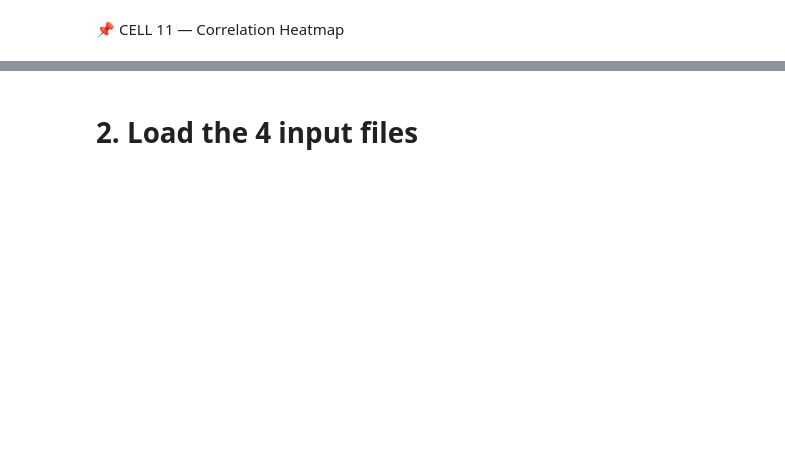
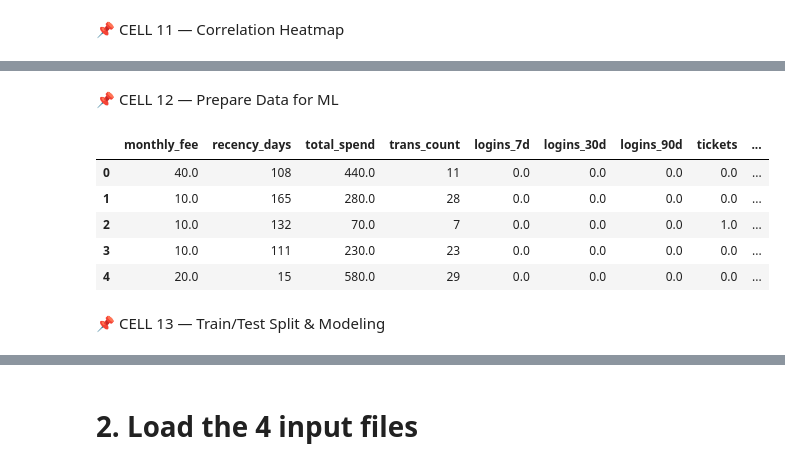
Before and after one commit to jamilmrt/-Customer-Churn-Prediction-CLTV-Estimation, a Jupyter notebook: notebooks/notebook.ipynb, the cells around one changed output, grey strips where cells are left out. Cells and saved outputs as stored; diff of their text form; code cells hidden in the pictures; blank space fills up the shorter version.

```diff
--- a/notebooks/notebook.ipynb
+++ b/notebooks/notebook.ipynb
@@ -119,0 +195,29 @@ plt.show()
+# %% [markdown]
+📌 CELL 12 — Prepare Data for ML
+# %%
+from sklearn.preprocessing import LabelEncoder
+
+le = LabelEncoder()
+df["plan_enc"] = le.fit_transform(df["plan"])
+
+features = [
+    "monthly_fee", "recency_days",
+    "total_spend", "trans_count",
+    "logins_7d", "logins_30d", "logins_90d",
+    "tickets", "avg_resolution",
+    "plan_enc"
+]
+
+X = df[features]
+y = df["churn"].astype(int)
+
+X.head()
+# %% [output]
+|  | monthly_fee | recency_days | total_spend | trans_count | logins_7d | logins_30d | logins_90d | tickets | ... |
+| 0 | 40.0 | 108 | 440.0 | 11 | 0.0 | 0.0 | 0.0 | 0.0 | ... |
+| 1 | 10.0 | 165 | 280.0 | 28 | 0.0 | 0.0 | 0.0 | 0.0 | ... |
+| 2 | 10.0 | 132 | 70.0 | 7 | 0.0 | 0.0 | 0.0 | 1.0 | ... |
+| 3 | 10.0 | 111 | 230.0 | 23 | 0.0 | 0.0 | 0.0 | 0.0 | ... |
+| 4 | 20.0 | 15 | 580.0 | 29 | 0.0 | 0.0 | 0.0 | 0.0 | ... |
+# %% [markdown]
+📌 CELL 13 — Train/Test Split & Modeling
```
Also changed, not shown: parts of 26 cells of this notebook, 4 other files.
